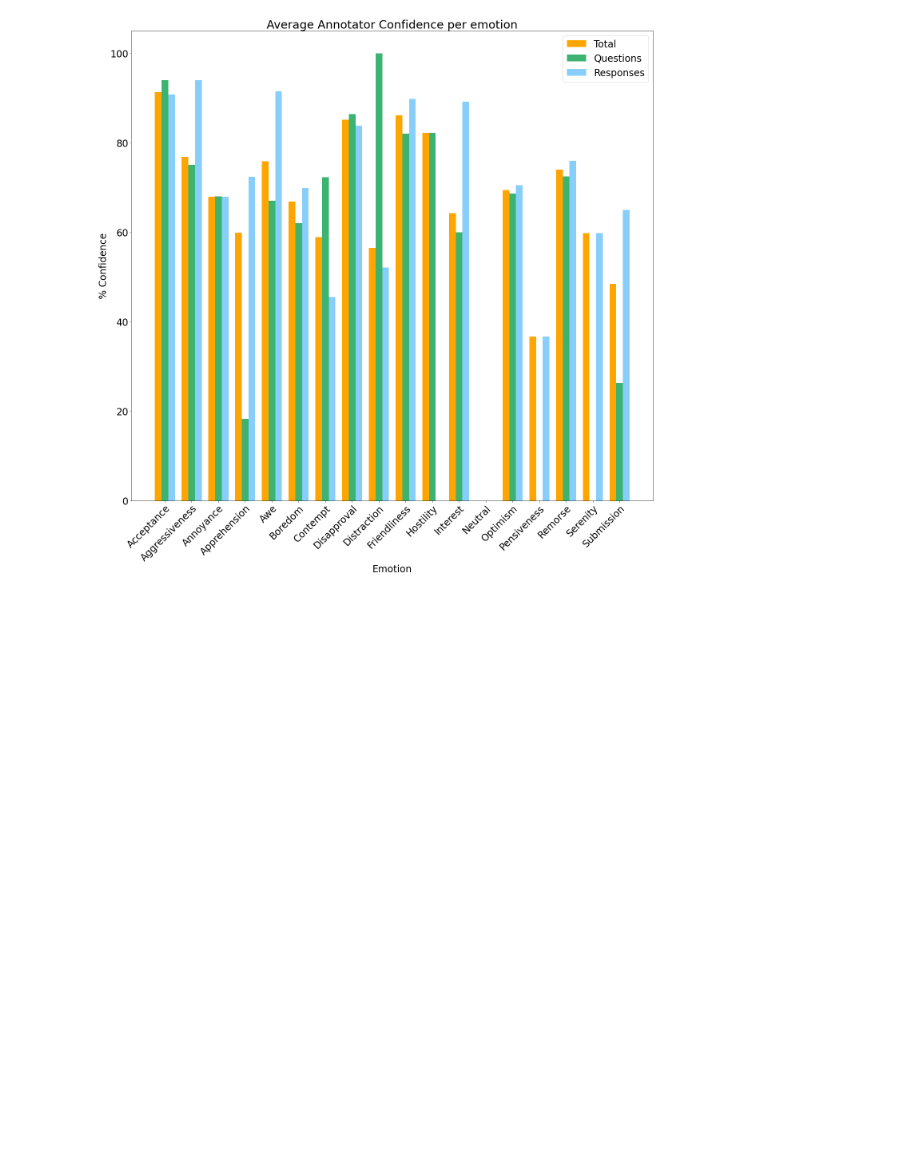
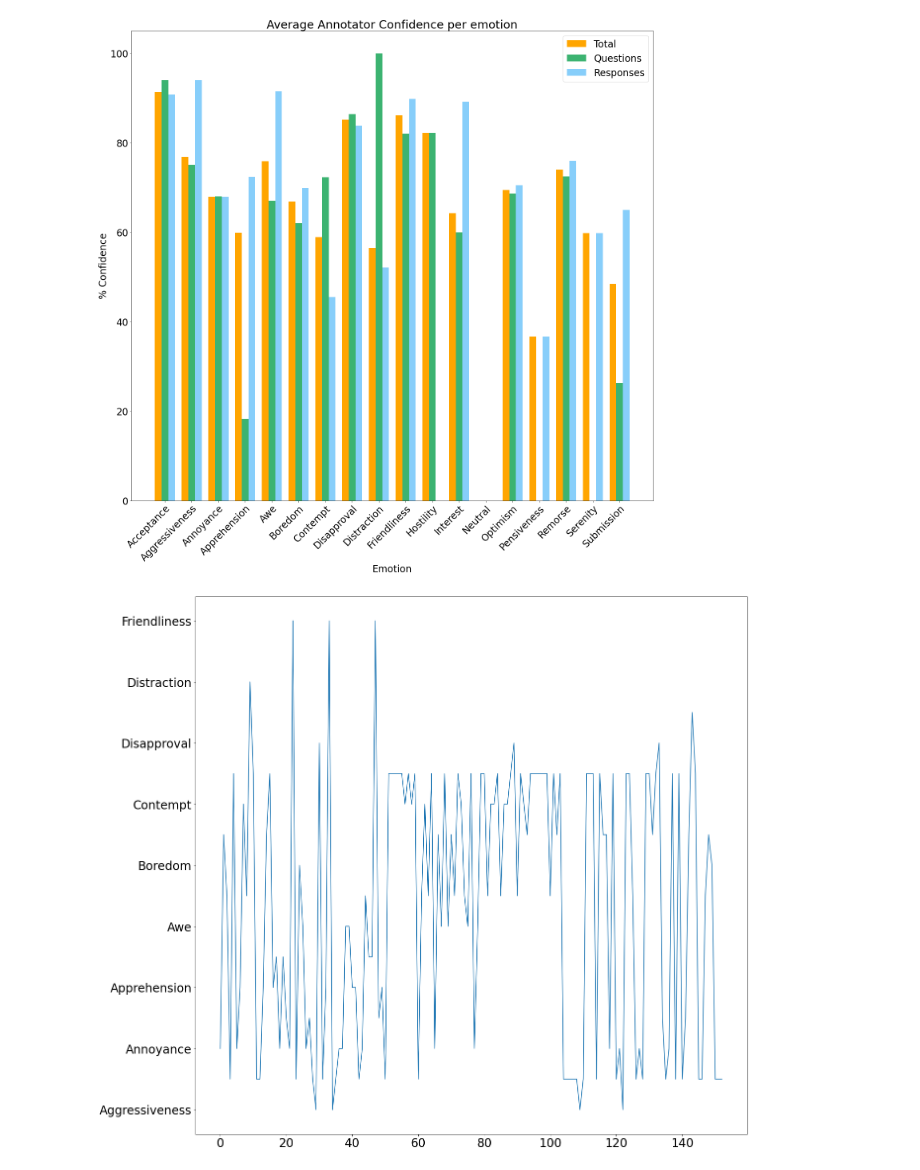
Before and after one commit to rigved/emotion_detection_in_discourse, a Jupyter notebook: code/Exploratory_Data_Analysis_Survey.ipynb, the cells around one changed output. Cells and saved outputs as stored; diff of their text form; code cells hidden in the pictures; blank space fills up the shorter version.

```diff
--- a/code/Exploratory_Data_Analysis_Survey.ipynb
+++ b/code/Exploratory_Data_Analysis_Survey.ipynb
@@ -1161,3 +1162,37 @@ plt.savefig('emotion_confidence_counts_bar.png', bbox_inches='tight')
 plt.show()
 # %% [output]
 [figure]
+# %%
+from sklearn.preprocessing import LabelEncoder
+
+plutchik_emotions = [
+        'Acceptance',
+        'Aggressiveness',
+        'Annoyance',
+        'Apprehension',
+        'Awe',
+        'Boredom',
+        'Contempt',
+        'Disapproval',
+        'Distraction',
+        'Friendliness',
+        'Hostility',
+        'Interest',
+        'Optimism',
+        'Pensiveness',
+        'Remorse',
+        'Serenity',
+        'Submission',
+]
+
+le = LabelEncoder()
+le.fit(plutchik_emotions)
+y = le.transform(merged_emotion_annotated_data['q_emotion1'].tolist())
+x = list(range(len(y)))
+# %%
+fig, ax = plt.subplots()
+ax.plot(x, y)
+ax.set_yticklabels(le.classes_)
+plt.show()
+# %% [output]
+[figure, added]
```
Also changed, not shown: parts of 2 cells of this notebook, 1 other file.
